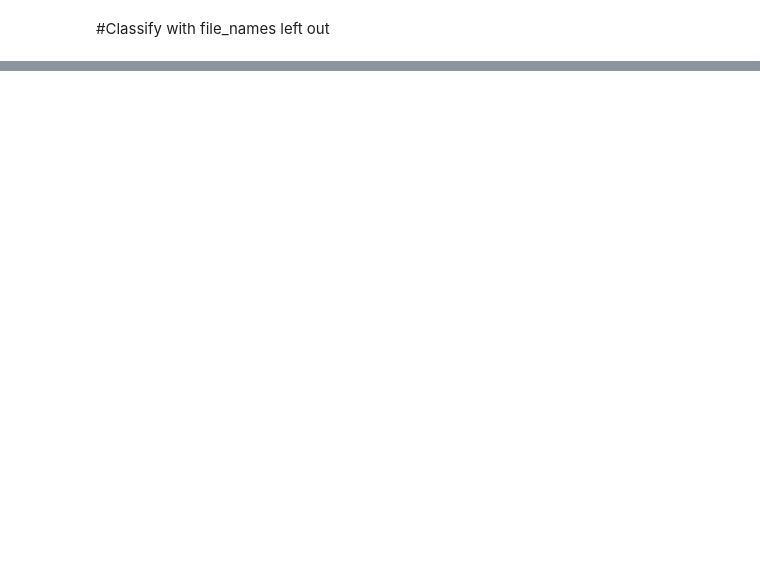
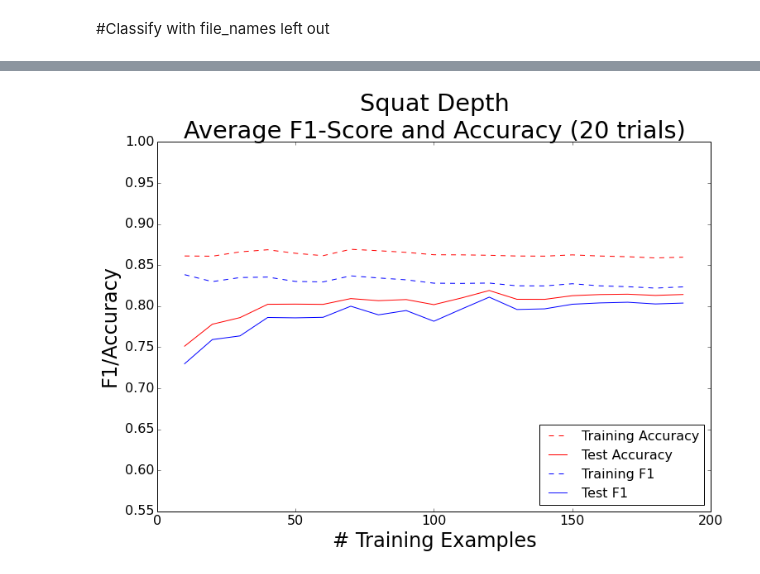
Before and after one commit to bgarcia7/ai_trainer, a Jupyter notebook: development_notebooks/Inference.ipynb, the cells around one changed output, grey strips where cells are left out. Drawn from its saved outputs; the diff is of its cells as text; code cells hidden in the pictures; blank space fills up the shorter version.

```diff
--- a/development_notebooks/Inference.ipynb
+++ b/development_notebooks/Inference.ipynb
@@ -29,7 +30,7 @@ for squat in pt.get_squats():
 # %% [output]
 [figure]
 # %%
-X, Y, file_names = pt.extract_advanced_features(toIgnore = [])
+X, Y, file_names = pt.extract_advanced_features(multiples=[0.2, 0.4, 0.6, 0.8])
 # %% [markdown]
 #Step 3: Classification
 # %% [markdown]
@@ -133,12 +331,18 @@ for key in X:
     y = Y[key]
     try:
         print '\n\n', key, '\n#############################\n\n'
-        print 'Logistic Regression'
-        rnd_prediction(x, y, file_names, linear_model.LogisticRegression)
-        print 'SVM'
-        rnd_prediction(x, y, file_names, svm.SVC)
+#         print 'Logistic Regression'
+#         rnd_prediction(x, y, file_names, linear_model.LogisticRegression)
+#         print 'SVM'
+#         rnd_prediction(x, y, file_names, svm.SVC)
+        print 'Random Forest Classifier Optimized'
+        rnd_prediction(x, y, file_names, ensemble.RandomForestClassifier, max_depth=8)
         print 'Random Forest Classifier'
         rnd_prediction(x, y, file_names, ensemble.RandomForestClassifier)
+#         print 'Gradient Boosting'
+#         rnd_prediction(x, y, file_names, GradientBoostingClassifier, n_estimators = 100, learning_rate = 0.1)
+#         print 'Decision Tree'
+#         rnd_prediction(x, y, file_names, tree.DecisionTreeClassifier)
     except Exception as e:
         print key, e
 # %% [output]
@@ -199,0 +564,6 @@ Labels  [0 1]
+# %%
+avgs = pickle.load(open('Average F1-Scorea and Accuracy Squat.png','rb'))
+avgsf = avgs[0]
+avgsft = avgs[1]
+avgsa = avgs[2]
+avgsat = avgs[3]
@@ -199,0 +577,23 @@ Labels  [0 1]
+# %%
+plot_keys = ['back_hip_angle', 'bend_hips_knees', 'stance_width', 'squat_depth','knees_over_toes']
+num_training_examples = [x*10 for x in range(1,20)]
+colors= ['k','r','r','b','g']
+
+plt.plot(num_training_examples, avgsat[3], color='r', linestyle='--', label='Training Accuracy')
+plt.plot(num_training_examples, avgsa[3], color='r', label='Test Accuracy')
+plt.plot(num_training_examples, avgsft[3], color='b', linestyle='--', label='Training F1')
+plt.plot(num_training_examples, avgsf[3], color='b', label='Test F1')
+
+plt.legend(loc='lower right', prop={'size':16})
+plt.title('Squat Depth \nAverage F1-Score and Accuracy (20 trials)')
+plt.xlabel('# Training Examples')
+plt.ylabel('F1/Accuracy')
+figure = plt.gcf() # get current figure
+figure.set_size_inches(12, 8)
+plt.rcParams.update({'font.size': 24})
+plt.tick_params(axis='x', labelsize=16)
+plt.tick_params(axis='y', labelsize=16)
+plt.axis([0, 200, 0.55, 1.0])
+figure.savefig("squat_depth.png", dpi = 200)
+# %% [output]
+[figure, added]
```
Also changed, not shown: parts of 37 cells of this notebook, 31 other files.
